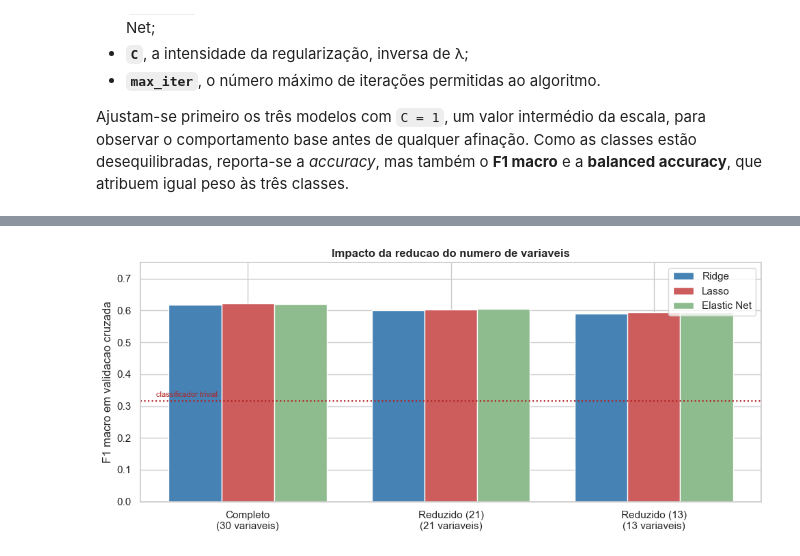
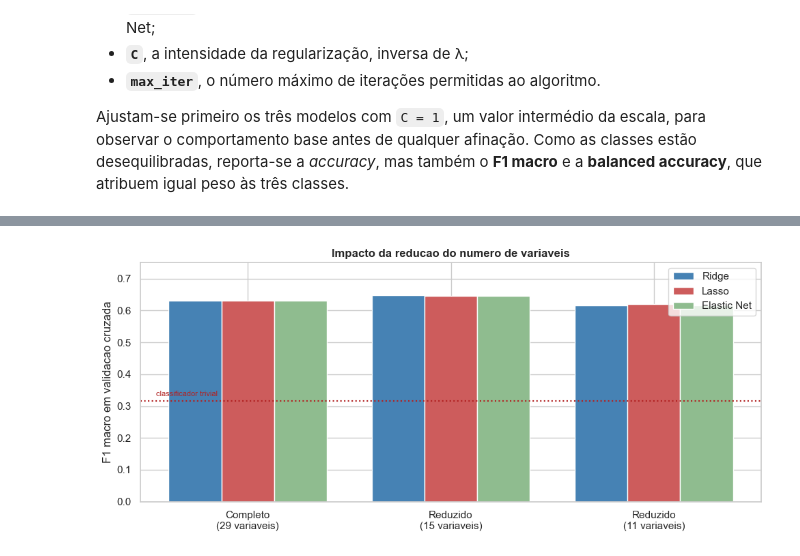
Before and after one commit to AmirMasnavi/APRAU-group-22, a Jupyter notebook: notebooks/05_feature_selection.ipynb, the cells around one changed output, grey strips where cells are left out. Saved outputs shown, nothing was run; the diff lists cells and outputs as text; code cells hidden in the pictures.

```diff
--- a/notebooks/05_feature_selection.ipynb
+++ b/notebooks/05_feature_selection.ipynb
@@ -358,6 +558,6 @@ problema tem três classes, o modelo estima uma matriz de coeficientes com uma l
 # %%
 tabela_coef = pd.DataFrame(
-    {nome: magnitudes(a['modelo']) for nome, a in ajustes.items()},
+    {nome: magnitudes(a['modelo']) for nome, a in ajustes_finos.items()},
     index=colunas
 ).sort_values('Lasso', ascending=False)
 
@@ -416,28 +650,37 @@ def selecao_do_lasso(C):
     modelo = LogisticRegression(solver='saga', l1_ratio=1.0, C=C,
                                 max_iter=10000, random_state=RANDOM_STATE)
     modelo.fit(X_train_esc, y_train)
-    retidas_num, retidas_cat, _ = variaveis_retidas(modelo, colunas)
-    return retidas_num, retidas_cat
+    mantidas_num, mantidas_cat, _ = variaveis_mantidas(modelo, colunas)
+    return mantidas_num, mantidas_cat
 
-red21_num, red21_cat = selecao_do_lasso(0.1874)
-red13_num, red13_cat = selecao_do_lasso(0.0658)
+def afinar_em_duas_fases(l1_ratio, X_treino_df):
+    """Grelha grossa seguida de refinamento, como na seccao 6."""
+    grosso = afinar(l1_ratio, X_treino_df)
+    return afinar(l1_ratio, X_treino_df, grelha=grelha_fina(grosso['C']))
+
+# Dois pontos do percurso da seccao 4: penalizacao intermedia e penalizacao forte
+C_INTERMEDIO, C_FORTE = GRELHA_C[5], GRELHA_C[4]
+medio_num, medio_cat = selecao_do_lasso(C_INTERMEDIO)
+forte_num, forte_cat = selecao_do_lasso(C_FORTE)
+n_medio = len(medio_num) + len(medio_cat)
+n_forte = len(forte_num) + len(forte_cat)
 
 CONJUNTOS = {
     'Completo': (num_cols, cat_cols),
-    'Reduzido (21)': (red21_num, red21_cat),
-    'Reduzido (13)': (red13_num, red13_cat),
+    f'Reduzido ({n_medio})': (medio_num, medio_cat),
+    f'Reduzido ({n_forte})': (forte_num, forte_cat),
 }
 
-print('Conjunto reduzido com 13 variaveis:')
-print(' ', sorted(red13_num + red13_cat))
-print('\nEliminadas no conjunto de 21:')
-print(' ', sorted(set(num_cols + cat_cols) - set(red21_num + red21_cat)))
+print(f'Conjunto reduzido com {n_forte} variaveis (C = {C_FORTE:.4f}):')
+print(' ', sorted(forte_num + forte_cat))
+print(f'\nEliminadas no conjunto de {n_medio} variaveis (C = {C_INTERMEDIO:.4f}):')
+print(' ', sorted(set(num_cols + cat_cols) - set(medio_num + medio_cat)))
 
 linhas_comp = []
 for nome, (v_num, v_cat) in CONJUNTOS.items():
     cols_conj = colunas_das_variaveis(v_num, v_cat)
     for lab, ratio in MODELOS:
-        ajuste = afinar(ratio, X_train[cols_conj])
+        ajuste = afinar_em_duas_fases(ratio, X_train[cols_conj])
         linhas_comp.append(resumo(ajuste, f'{nome} | {lab}', X_test[cols_conj],
                                   cols_conj, len(v_num) + len(v_cat)))
 
@@ -463,19 +706,22 @@ Eliminadas no conjunto de 21:
 # %%
 fig, ax = plt.subplots(figsize=(10, 4.5))
 largura = 0.26
 posicao = np.arange(len(CONJUNTOS))
 for deslocamento, (lab, _), cor in zip([-largura, 0, largura], MODELOS,
                                        ['steelblue', 'indianred', 'darkseagreen']):
     valores = [resultados.loc[f'{nome} | {lab}', 'F1 macro (CV)'] for nome in CONJUNTOS]
     ax.bar(posicao + deslocamento, valores, largura, label=lab, color=cor)
 ax.set_xticks(posicao)
-ax.set_xticklabels([f'{n}\n({len(CONJUNTOS[n][0]) + len(CONJUNTOS[n][1])} variaveis)'
-                    for n in CONJUNTOS])
-ax.axhline(0.3158, ls=':', color='firebrick')
-ax.text(-0.45, 0.33, 'classificador trivial', fontsize=8, color='firebrick')
+ax.set_xticklabels([f"{n.split(' (')[0]}\n({len(v[0]) + len(v[1])} variaveis)"
+                    for n, v in CONJUNTOS.items()])
+# Referencia: o pior ponto do percurso, onde o modelo preve so a classe maioritaria
+trivial = percurso['F1 macro (CV)'].min()
+ax.axhline(trivial, ls=':', color='firebrick')
+ax.text(-0.45, trivial + 0.015, 'classificador trivial', fontsize=8, color='firebrick')
+
 ax.set_ylabel('F1 macro em validacao cruzada'); ax.set_ylim(0, 0.75)
 ax.set_title('Impacto da reducao do numero de variaveis', weight='bold'); ax.legend()
 plt.tight_layout(); plt.show()
 # %% [output]
-[figure, old version]
+[figure, new version]
 # %% [markdown]
```
Also changed, not shown: parts of 31 cells of this notebook, 7 other files.
